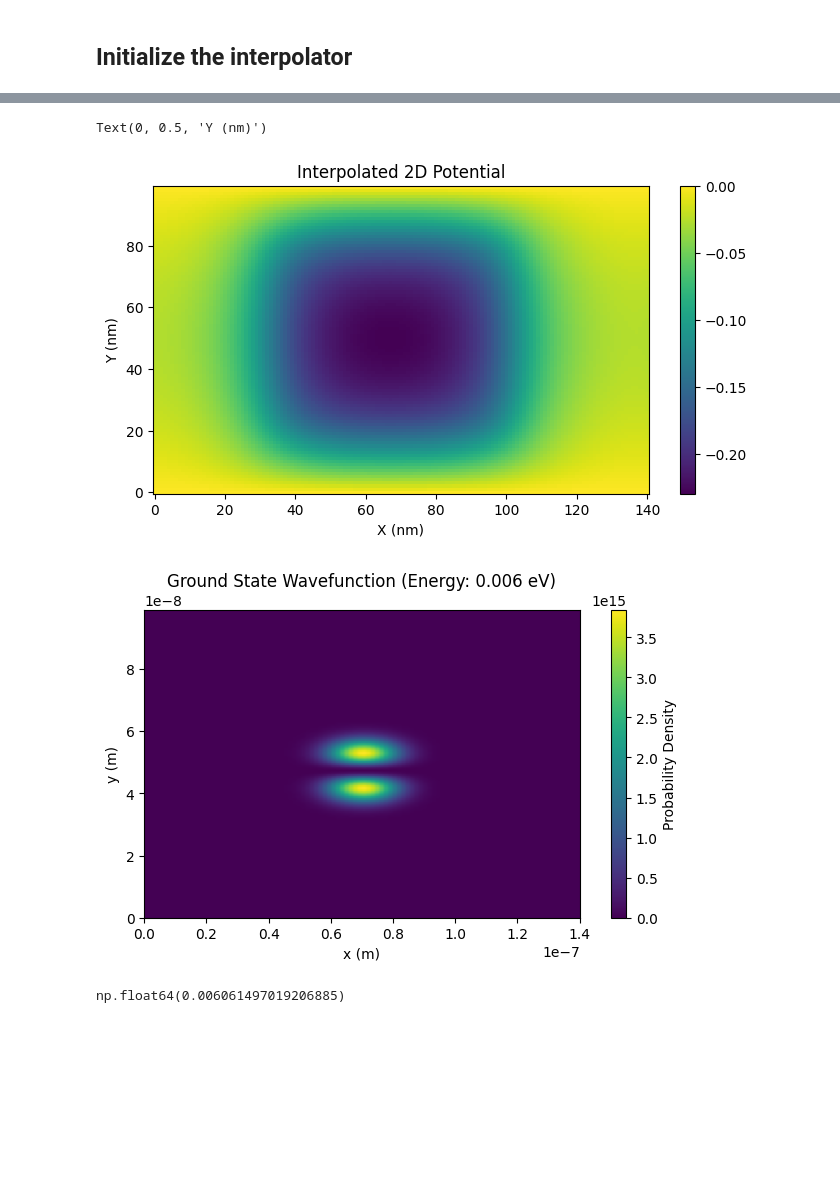
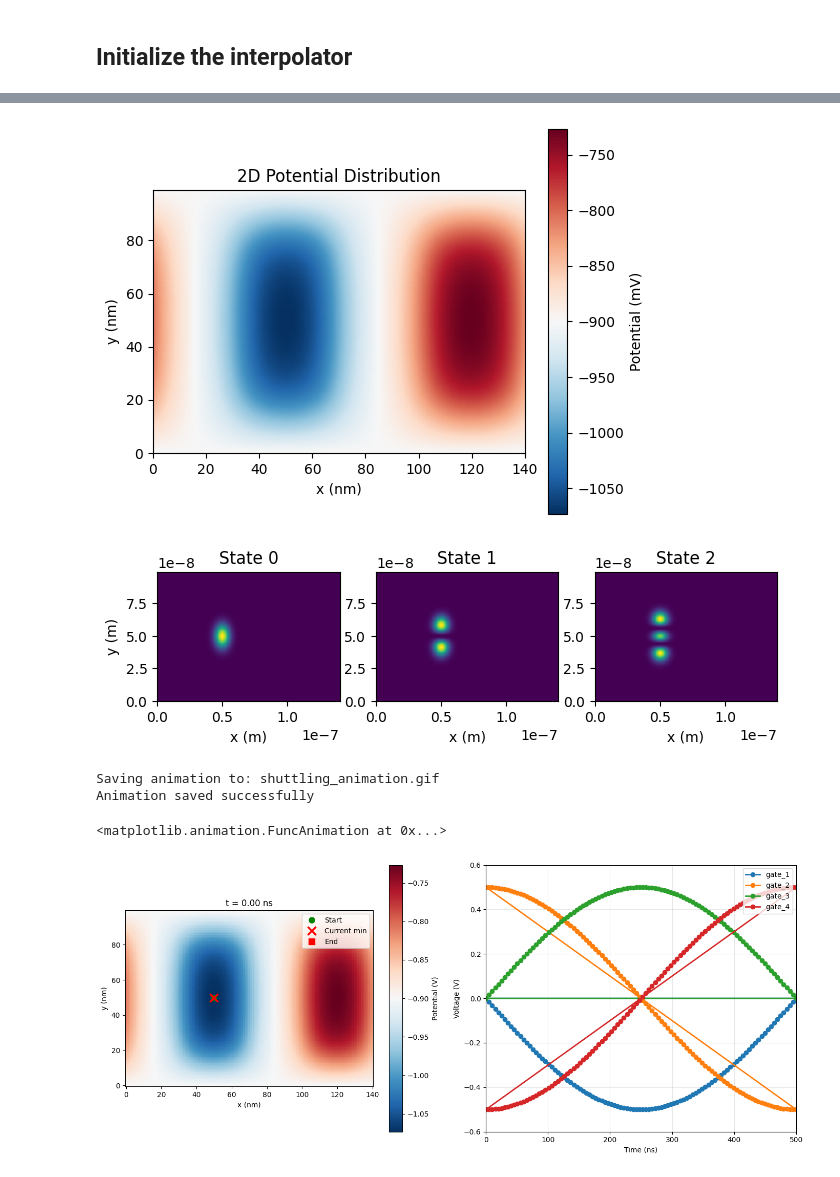
Before and after one commit to oiwalab/Poisson-SOR, a Jupyter notebook: examples/shuttling.ipynb, the cells around one changed output, grey strips where cells are left out. Saved outputs shown, nothing was run; the diff lists cells and outputs as text; code cells hidden in the pictures; blank space fills up the shorter version.

```diff
--- a/examples/shuttling.ipynb
+++ b/examples/shuttling.ipynb
@@ -310,44 +301,42 @@ Interpolator initialization complete.
-# %%
-voltages = {
-    "gate_1": 0.0,
-    "gate_2": -0.5,
-    "gate_3": -0.5,
-    "gate_4": 0.0,
-}
-
-
-pot2d = potinterp(voltages)
-
-# Plot the interpolated potential
-fig, ax = plt.subplots(figsize=(8, 4))
-c = ax.pcolormesh(x*1e9, y*1e9, pot2d.T, shading="auto")
-fig.colorbar(c, ax=ax)
-ax.set_title("Interpolated 2D Potential")
-ax.set_xlabel("X (nm)")
-ax.set_ylabel("Y (nm)")
-# %% [output]
-Text(0, 0.5, 'Y (nm)')
-[figure, removed]
+# %%
+voltages = {
+    "gate_1": 0.0,
+    "gate_2": 0.5,
+    "gate_3": 0.0,
+    "gate_4": -0.5,
+}
+
+pot2d = potinterp(voltages)
+plt.figure(figsize=(6, 5))
+im = plt.imshow(
+    pot2d.T * 1e3,
+    extent=(potinterp.x.min() * 1e9, potinterp.x.max() * 1e9, potinterp.y.min() * 1e9, potinterp.y.max() * 1e9),
+    origin="lower",
+    cmap="RdBu_r",
+)
+plt.colorbar(im, label="Potential (mV)")
+plt.xlabel("x (nm)")
+plt.ylabel("y (nm)")
+plt.title("2D Potential Distribution")
+plt.show()
+# %% [output]
+[figure, added]
 # %%
 sch = SchrodingerSolver2D(
     potential=pot2d,
     dx=x[1] - x[0],
     dy=y[1] - y[0],
     effective_mass=0.19 * 9.10938356e-31,  # Effective mass for electrons in Si
 )
-energy, wavefunction = sch.solve(n_states=2)
+energy, wavefunction = sch.solve(n_states=3)
 
 # Plot the ground state wavefunction
-fig, ax = plt.subplots(figsize=(8, 4))
-im = ax.imshow(np.abs(wavefunction[1])**2, extent=(x[0], x[-1], y[0], y[-1]), origin='lower')
-ax.set_title(f"Ground State Wavefunction (Energy: {energy[1] - energy[0]:.3f} eV)")
-ax.set_xlabel("x (m)")
-ax.set_ylabel("y (m)")
-cbar = plt.colorbar(im, ax=ax, label='Probability Density')
+fig, axes = plt.subplots(1, 3, figsize=(8, 4))
+for i in range(3):
+    axes[i].set_title(f"State {i}")
+    im = axes[i].imshow(np.abs(wavefunction[i].T)**2, extent=(x[0], x[-1], y[0], y[-1]), origin='lower')
+    axes[i].set_xlabel("x (m)")
+axes[0].set_ylabel("y (m)")
 plt.show()
 # %% [output]
-[figure, old version]
+[figure, new version]
-# %%
-energy[1] - energy[0]
-# %% [output]
-np.float64(0.006061497019206885)
@@ -353,0 +366,12 @@ np.float64(0.006061497019206885)
+# %%
+tpot.animate(
+    t_array=t_array,
+    save_path="shuttling_animation.gif",
+    track_minimum=minimum,
+    show_trajectory=True,
+)
+# %% [output]
+Saving animation to: shuttling_animation.gif
+Animation saved successfully
+<matplotlib.animation.FuncAnimation at 0x...>
+[figure, added]
```
Also changed, not shown: parts of 4 cells of this notebook, 5 other files.
